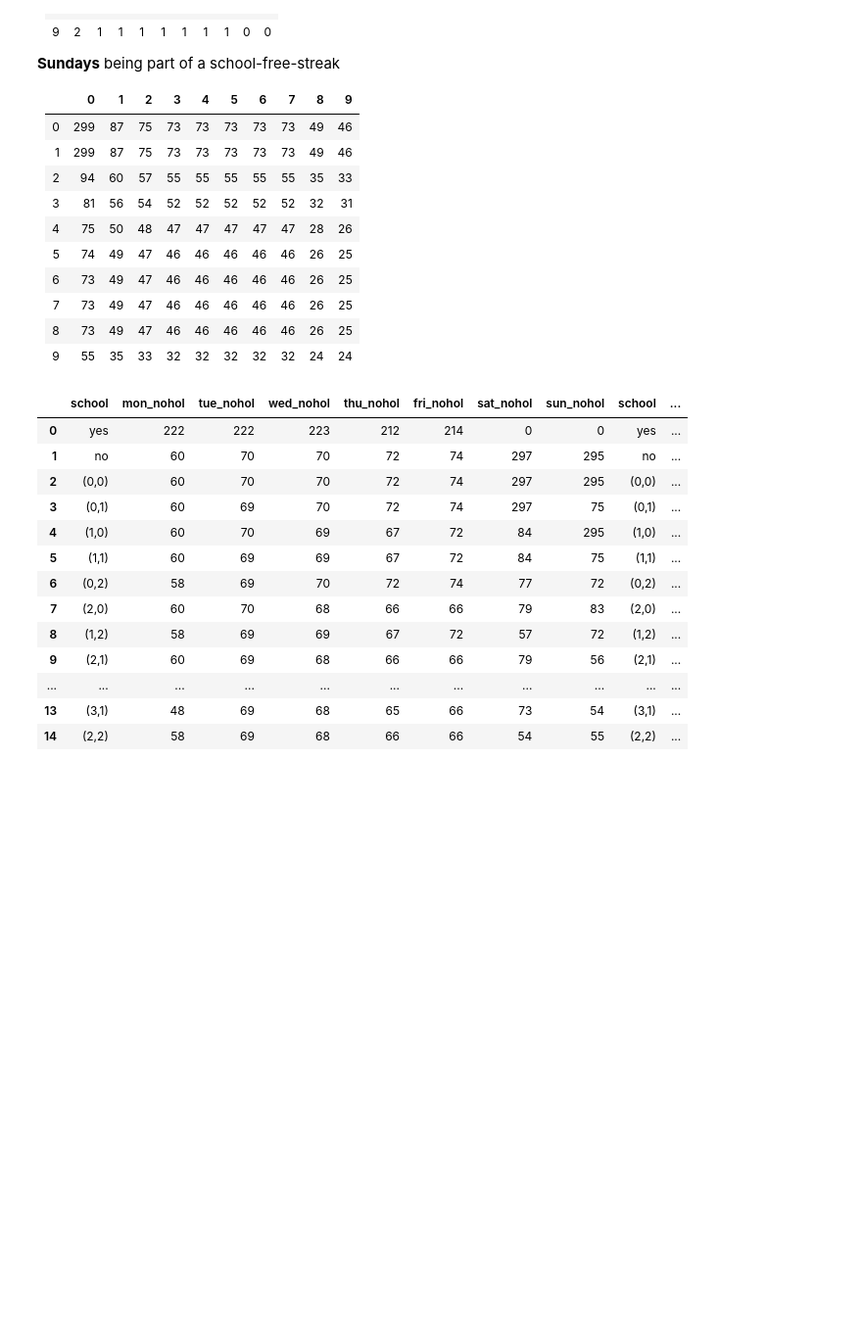
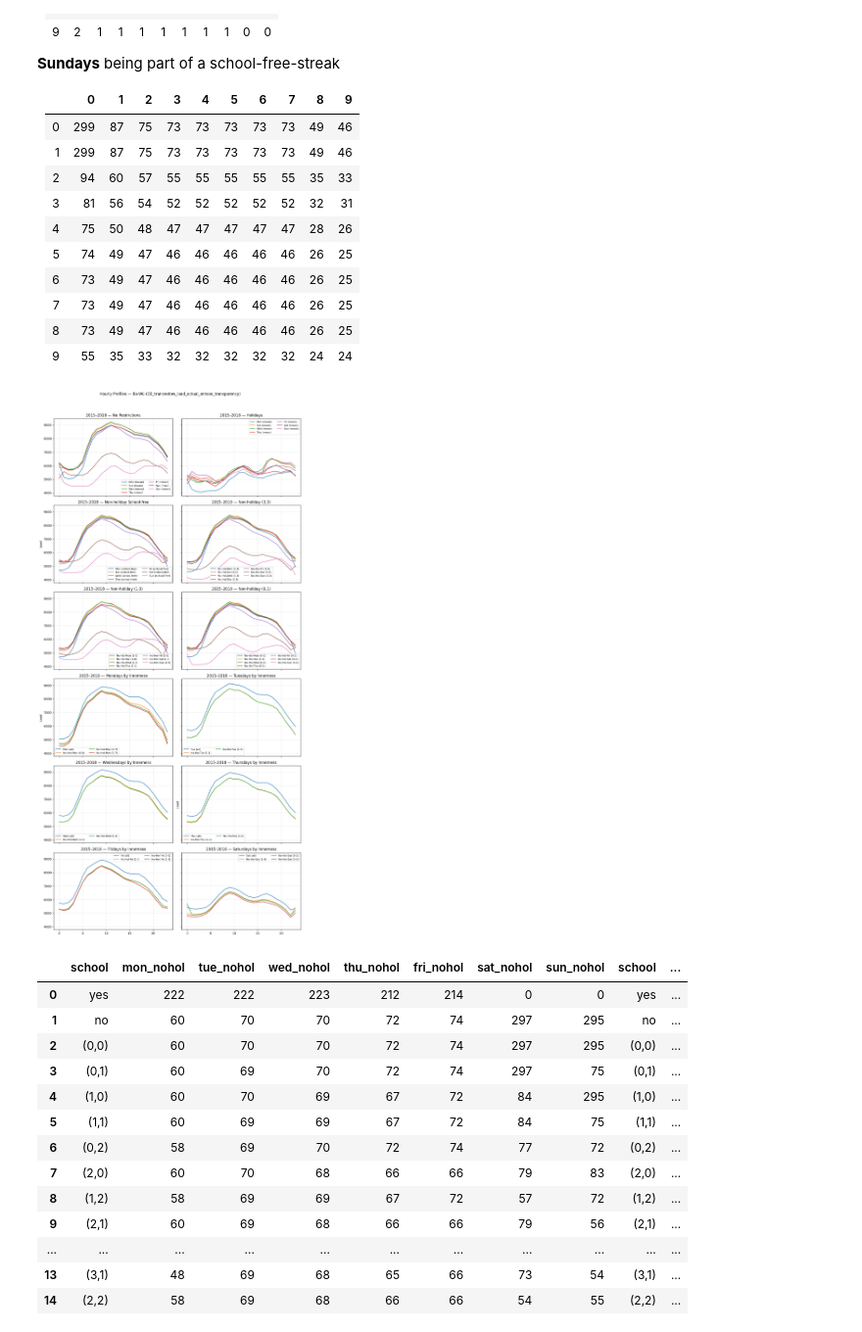
Before and after one commit to F-Skorz/electricity-demand-project, a Jupyter notebook: notebooks/04_EngineerHolidaynessFeature.ipynb, the cells around one changed output. Shown at 98% size. Cells and saved outputs as stored; diff of their text form; code cells hidden in the pictures; blank space fills up the shorter version.

```diff
--- a/notebooks/04_EngineerHolidaynessFeature.ipynb
+++ b/notebooks/04_EngineerHolidaynessFeature.ipynb
@@ -789,11 +789,11 @@ profiles_tue = get_single_weekday("tue",
 )
 
 profiles_wed = get_single_weekday("wed",
-    [((1,1),"1-1"), ((3,1),"3-1")]
+    [((0,0),"0-0"),((1,1),"1-1"), ((3,1),"3-1"), ((3,3),"3-3")]
 )
 
 profiles_thu = get_single_weekday("thu",
-    [((1,1),"1-1"), ((3,1),"3-1")]
+    [((0,0),"0-0"),((1,1),"1-1"), ((3,1),"3-1"), ((3,3),"3-3")]
 )
 
 profiles_fri = get_single_weekday("fri",
@@ -1307,6 +1433,65 @@ print(make_table("sun", "all", "inner").to_markdown())
 |  7 |  73 |  49 |  47 |  46 |  46 |  46 |  46 |  46 |  26 |  25 |
 |  8 |  73 |  49 |  47 |  46 |  46 |  46 |  46 |  46 |  26 |  25 |
 |  9 |  55 |  35 |  33 |  32 |  32 |  32 |  32 |  32 |  24 |  24 |
+# %%
+new_profiles_mon = get_single_weekday("mon",
+    [((0,0),"0-0"),((0,7),"0-7"),((5,7),"5-7")]
+)
+
+profiles_wed = get_single_weekday("wed",
+    [((1,1),"1-1"), ((3,1),"3-1")]
+)
+# %%
+###############################################
+#                  PLOT
+###############################################
+
+fig, axes = plt.subplots(6, 2, figsize=(12, 24), sharex=True, sharey=True)
+(ax11, ax12), (ax21, ax22), (ax31, ax32), (ax41,ax42), (ax51,ax52), (ax61,ax62) = axes
+
+# --- Row 1 ---
+plu.plot_weekday_set(ax11, profiles_no_restr, "2015–2018 — No Restrictions")
+plu.plot_weekday_set(ax12, profiles_BW_hol,    "2015–2018 — Holidays")
+
+# --- Row 2 ---
+plu.plot_weekday_set(ax21, profiles_BW_no_hol_school_free,
+                     "2015–2018 — Non-holiday School-free",
+                     ylabel="Load")
+plu.plot_weekday_set(ax22, profiles_BW_no_hol_3_3,
+                     "2015–2018 — Non-holiday (3,3)")
+
+# --- Row 3 ---
+plu.plot_weekday_set(ax31, profiles_BW_no_hol_1_0,
+                     "2015–2018 — Non-holiday (1,0)")
+plu.plot_weekday_set(ax32, profiles_BW_no_hol_0_1,
+                     "2015–2018 — Non-holiday (0,1)")
+
+# --- Row 4 ---
+plu.plot_weekday_set(ax41, new_profiles_mon,
+                     "2015–2018 — Mondays by Innerness",
+                     ylabel="Load")
+plu.plot_weekday_set(ax42, profiles_tue,
+                     "2015–2018 — Tuesdays by Innerness")
+
+# --- Row 5 ---
+plu.plot_weekday_set(ax51, profiles_wed,
+                     "2015–2018 — Wednesdays by Innerness")
+plu.plot_weekday_set(ax52, profiles_thu,
+                     "2015–2018 — Thursdays by Innerness",
+                     ylabel="Load")
+
+# --- Row 6 ---
+plu.plot_weekday_set(ax61, profiles_fri,
+                     "2015–2018 — Fridays by Innerness")
+plu.plot_weekday_set(ax62, profiles_sat,
+                     "2015–2018 — Saturdays by Innerness")
+
+fig.suptitle("Hourly Profiles — Ba-Wü (DE_transnetbw_load_actual_entsoe_transparency)",
+             y=1.02, fontsize=12)
+plt.tight_layout()
+plt.show()
+# %% [output]
+[figure, added]
 # %%
 df = BW_load_hol_df_hol_inout.copy()
 df["date_local"] = df["cet_cest_timestamp"].dt.date
```
Also changed, not shown: parts of 14 cells of this notebook.
